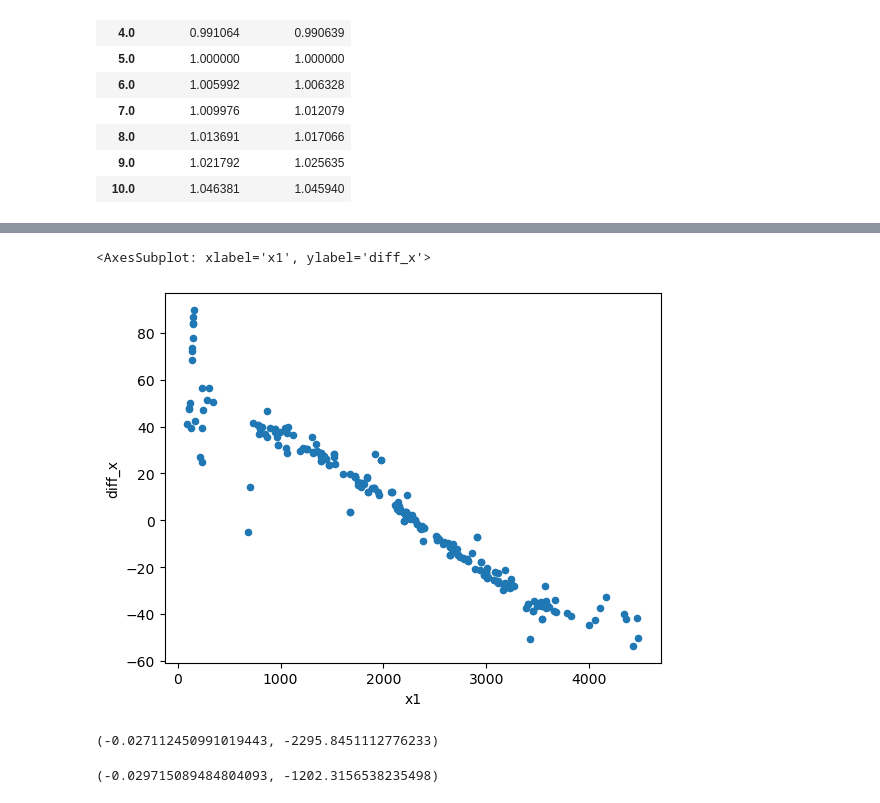
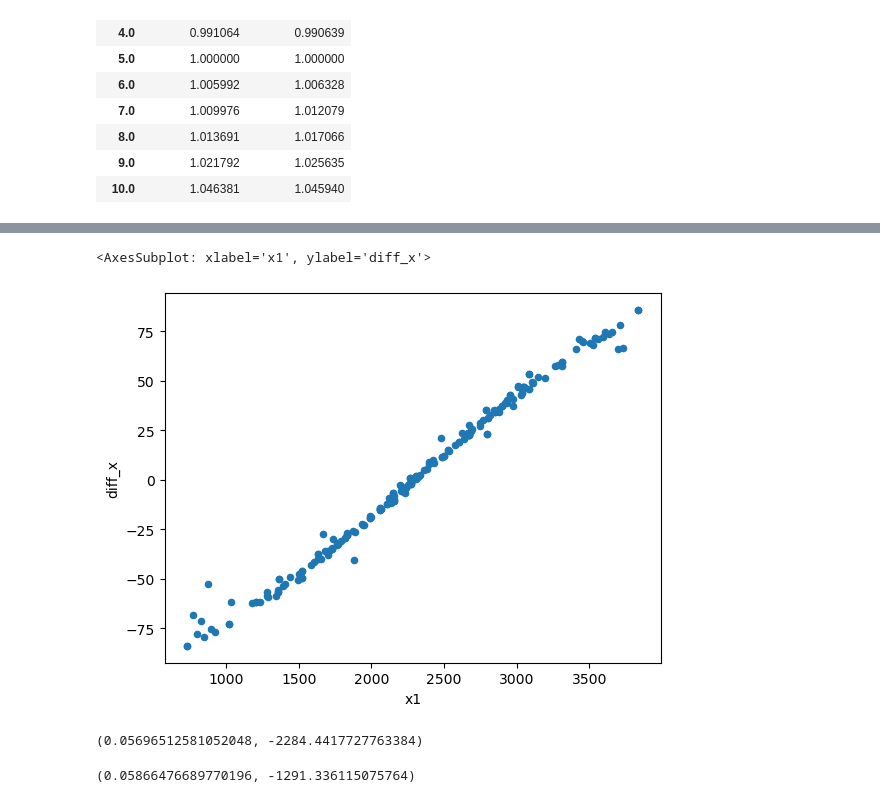
Before and after one commit to FlorianTimm/PhotoBox_Experimente, a Jupyter notebook: Fokus/fokus_faktor.ipynb, the cells around one changed output, grey strips where cells are left out. Drawn from its saved outputs; the diff is of its cells as text; code cells hidden in the pictures.

```diff
--- a/Fokus/fokus_faktor.ipynb
+++ b/Fokus/fokus_faktor.ipynb
@@ -186,5 +202,4 @@ faktor.plot()
 # %%
 # Load the image
 image1: str = list(images[images["focus"] == 5.]["path"])[0]
-image2: str = list(images[images["focus"] == 9.]["path"])[0]
-sift = cv2.SIFT_create()  # type: ignore
+image2: str = list(images[images["focus"] == 2.]["path"])[0]
@@ -200,14 +206,21 @@ def find_sift(p: str):
-# %%
-k1, d1 = find_sift(image1)
-k2, d2 = find_sift(image2)
 # %%
-FLANN_INDEX_KDTREE = 1
-index_params = dict(algorithm=FLANN_INDEX_KDTREE, trees=5)
-search_params = dict(checks=50)
-flann = cv2.FlannBasedMatcher(index_params, search_params)
-matches = flann.knnMatch(d1, d2, k=2)
-# store all the good matches as per Lowe's ratio test.
-good = []
-for m, n in matches:
-    if m.distance < 0.7*n.distance:
-        good.append(m)
+def match(image1: str, image2: str):
+    data1 = np.load(image1 + '.npz')
+    data2 = np.load(image2 + '.npz')
+    k1, d1 = data1["pt"], data1["des"]
+    k2, d2 = data2["pt"], data2["des"]
+
+    FLANN_INDEX_KDTREE = 1
+    index_params = dict(algorithm=FLANN_INDEX_KDTREE, trees=5)
+    search_params = dict(checks=50)
+    flann = cv2.FlannBasedMatcher(index_params, search_params)
+    matches = flann.knnMatch(d1, d2, k=2)
+    # store all the good matches as per Lowe's ratio test.
+    good = []
+    for m, n in matches:
+        if m.distance < 0.7*n.distance and np.linalg.norm(k1[m.queryIdx]-k2[m.trainIdx], ord=1) < 200:
+            good.append(m)
+
+    matches = pd.DataFrame(np.array([[k1[m.queryIdx], k2[m.trainIdx]]
+                                     for m in good]).reshape(-1, 4), columns=["x1", "y1", "x2", "y2"])
+    return matches
@@ -216,0 +227,2 @@ matches = pd.DataFrame(np.array([[k1[m.queryIdx].pt, k2[m.trainIdx].pt]
+# %%
+matches = match(image1, image2)
@@ -217,12 +245,12 @@ matches = pd.DataFrame(np.array([[k1[m.queryIdx].pt, k2[m.trainIdx].pt]
 # %%
 matches["diff_x"] = matches["x1"]-matches["x2"]
 matches["diff_y"] = matches["y1"]-matches["y2"]
 matches["distance"] = np.sqrt(matches["diff_x"]**2+matches["diff_y"]**2)
-matches = matches[matches["distance"] < 250]
+# matches = matches[matches["distance"] < 250]
 matches.plot.scatter(x="x1", y="diff_x")
 # %% [output]
 <AxesSubplot: xlabel='x1', ylabel='diff_x'>
-[figure, old version]
+[figure, new version]
 # %%
 from sklearn.linear_model import LinearRegression
 x = matches[['x1']]
@@ -234,7 +262,7 @@ mx = model.intercept_[0]
 dx = mx/ax
 ax, dx
 # %% [output]
-(-0.027112450991019443, -2295.8451112776233)
+(0.05696512581052048, -2284.4417727763384)
 # %%
 from sklearn.linear_model import LinearRegression
 x = matches[['y1']]
@@ -246,7 +274,7 @@ my = model.intercept_[0]
 dy = my/ay
 ay, dy
 # %% [output]
-(-0.029715089484804093, -1202.3156538235498)
+(0.05866476689770196, -1291.336115075764)
 # %%
 matches["x1n"] = matches["x1"]+dx
 matches["y1n"] = matches["y1"]+dy
```
Also changed, not shown: parts of 26 cells of this notebook.
